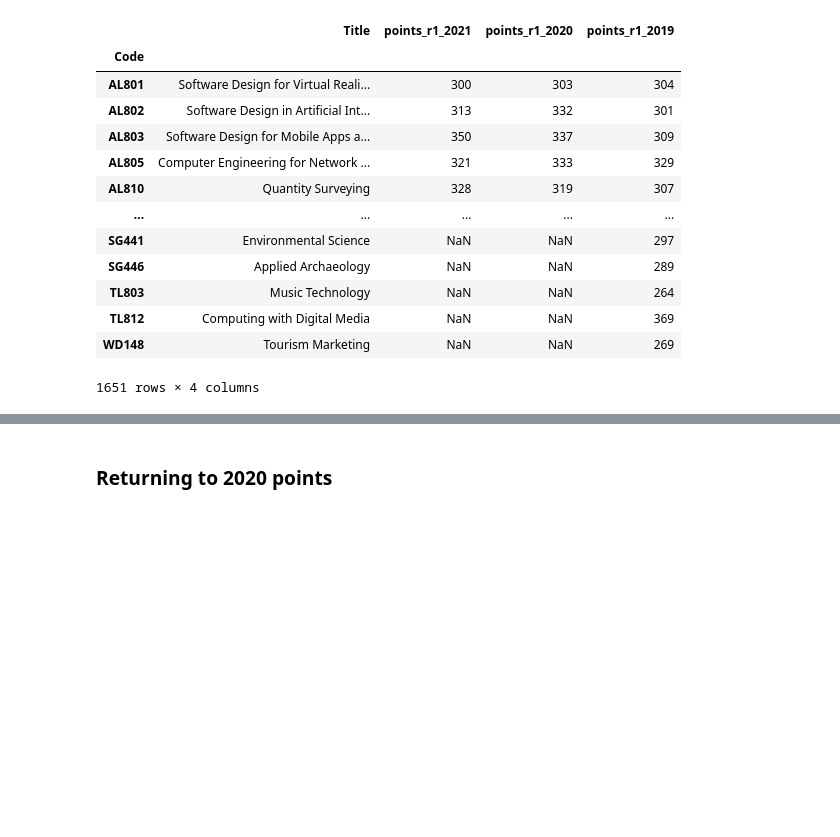
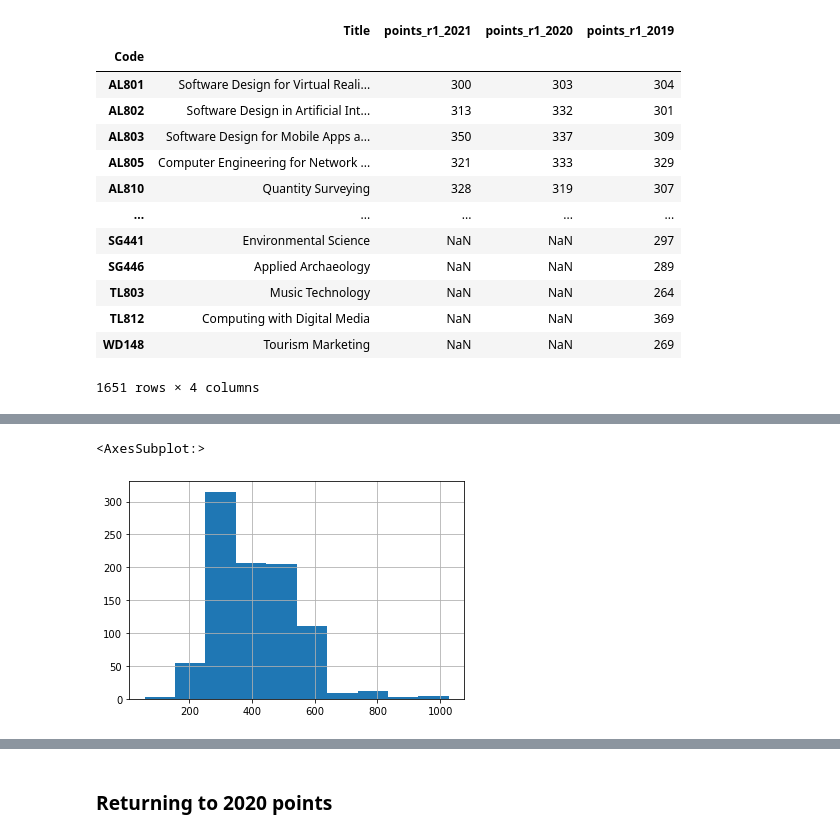
Before and after one commit to Lynch08/Fundementals_Of_Data_Analysis, a Jupyter notebook: CAO Points/new.ipynb, the cells around one changed output, grey strips where cells are left out. Drawn from its saved outputs; the diff is of its cells as text; code cells hidden in the pictures; blank space fills up the shorter version.

```diff
--- a/CAO Points/new.ipynb
+++ b/CAO Points/new.ipynb
@@ -711,0 +719,2 @@ allcourses
+# %%
+firstrndpts = pd.read_csv('ForExFix_comp.csv')
@@ -711,0 +739,2 @@ allcourses
+# %%
+firstrndpts.fillna(0, inplace=True)
@@ -711,0 +750,6 @@ allcourses
+# %%
+firstrndpts = firstrndpts.astype({"points_r1_2021": ('int64'),
+                                              "points_r1_2020": ('int64'),
+                                              "points_r1_2019": ('int64')})
+# %%
+firstrndpts.set_index('Code', inplace=True)
@@ -711,0 +823,5 @@ allcourses
+# %%
+firstrndpts['points_r1_2021'][firstrndpts['points_r1_2021'] > 1.0 ].hist()
+# %% [output]
+<AxesSubplot:>
+[figure, added]
```
Also changed, not shown: parts of 45 cells of this notebook, 55 other files.
